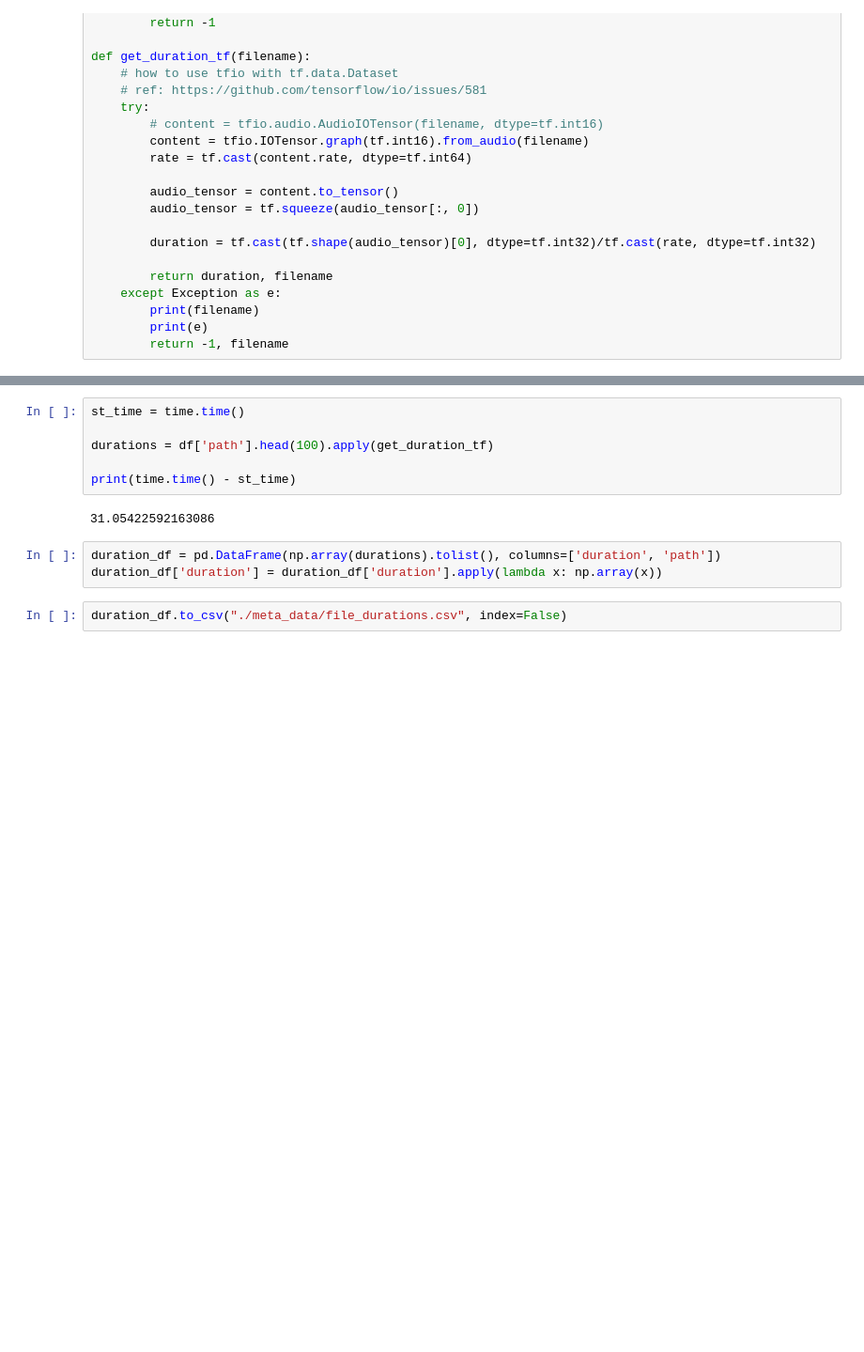
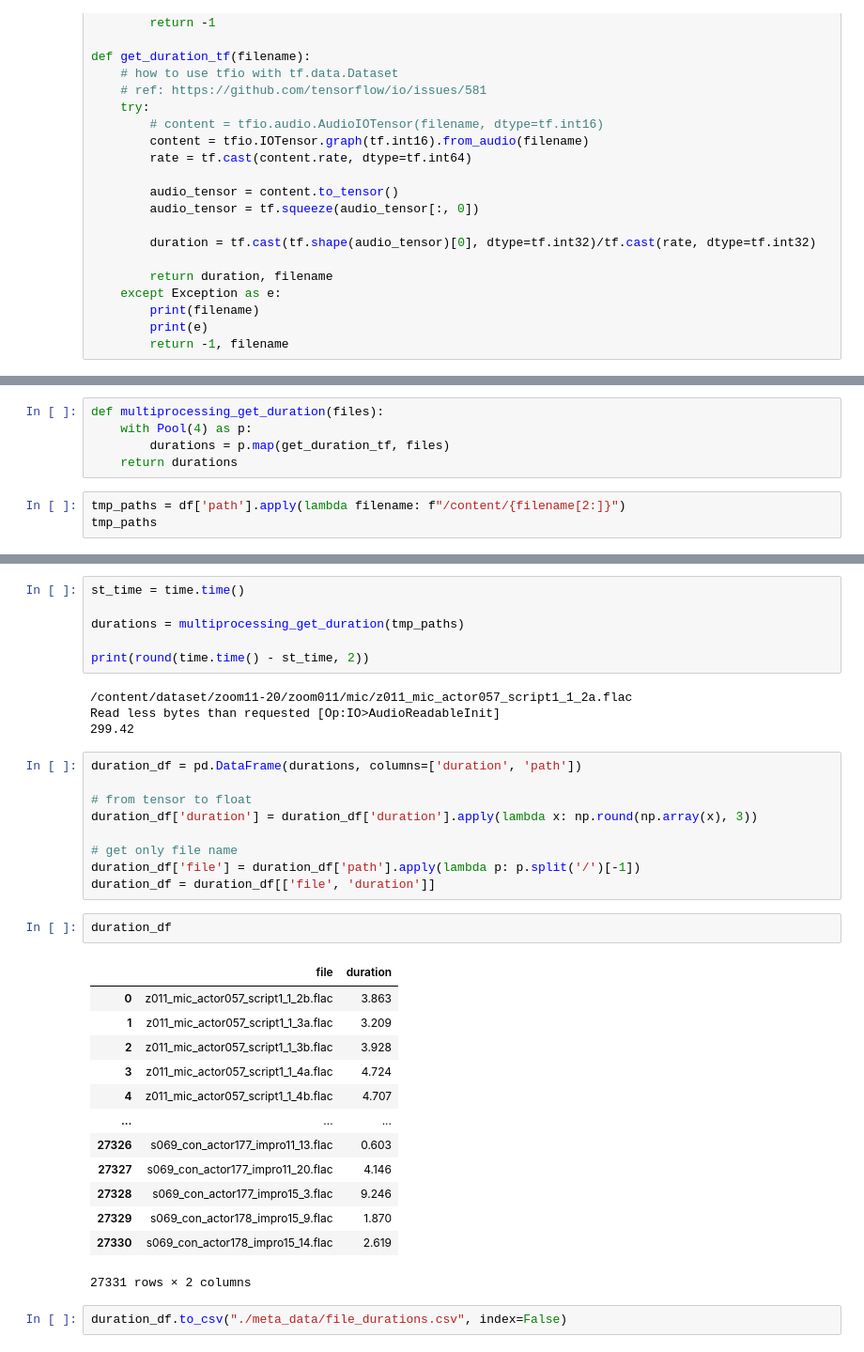
Before and after one commit to chuan-khuna/ThaiSER, a Jupyter notebook: Preprocess Json to CSV.ipynb, the cells around one changed output, grey strips where cells are left out. Shown: that part at 94% size. Saved outputs shown, nothing was run; the diff lists cells and outputs as text; blank space fills up the shorter version.

Commit message:
add duration csv file

```diff
--- a/Preprocess Json to CSV.ipynb
+++ b/Preprocess Json to CSV.ipynb
@@ -263,0 +291,8 @@ def get_duration_tf(filename):
+# %%
+def multiprocessing_get_duration(files):
+    with Pool(4) as p:
+        durations = p.map(get_duration_tf, files)
+    return durations
+# %%
+tmp_paths = df['path'].apply(lambda filename: f"/content/{filename[2:]}")
+tmp_paths
@@ -264,13 +312,37 @@ def get_duration_tf(filename):
 # %%
 st_time = time.time()
 
-durations = df['path'].head(100).apply(get_duration_tf)
+durations = multiprocessing_get_duration(tmp_paths)
 
-print(time.time() - st_time)
+print(round(time.time() - st_time, 2))
 # %% [output]
-31.05422592163086
+/content/dataset/zoom11-20/zoom011/mic/z011_mic_actor057_script1_1_2a.flac
+Read less bytes than requested [Op:IO>AudioReadableInit]
+299.42
 # %%
-duration_df = pd.DataFrame(np.array(durations).tolist(), columns=['duration', 'path'])
-duration_df['duration'] = duration_df['duration'].apply(lambda x: np.array(x))
+duration_df = pd.DataFrame(durations, columns=['duration', 'path'])
+
+# from tensor to float
+duration_df['duration'] = duration_df['duration'].apply(lambda x: np.round(np.array(x), 3))
+
+# get only file name
+duration_df['file'] = duration_df['path'].apply(lambda p: p.split('/')[-1])
+duration_df = duration_df[['file', 'duration']]
+# %%
+duration_df
+# %% [output]
+|  | file | duration |
+| 0 | z011_mic_actor057_script1_1_2b.flac | 3.863 |
+| 1 | z011_mic_actor057_script1_1_3a.flac | 3.209 |
+| 2 | z011_mic_actor057_script1_1_3b.flac | 3.928 |
+| 3 | z011_mic_actor057_script1_1_4a.flac | 4.724 |
+| 4 | z011_mic_actor057_script1_1_4b.flac | 4.707 |
+| ... | ... | ... |
+| 27326 | s069_con_actor177_impro11_13.flac | 0.603 |
+| 27327 | s069_con_actor177_impro11_20.flac | 4.146 |
+| 27328 | s069_con_actor177_impro15_3.flac | 9.246 |
+| 27329 | s069_con_actor178_impro15_9.flac | 1.870 |
+| 27330 | s069_con_actor178_impro15_14.flac | 2.619 |
+27331 rows × 2 columns
 # %%
 duration_df.to_csv("./meta_data/file_durations.csv", index=False)
```
Also changed, not shown: parts of 7 cells of this notebook, 1 other file.
